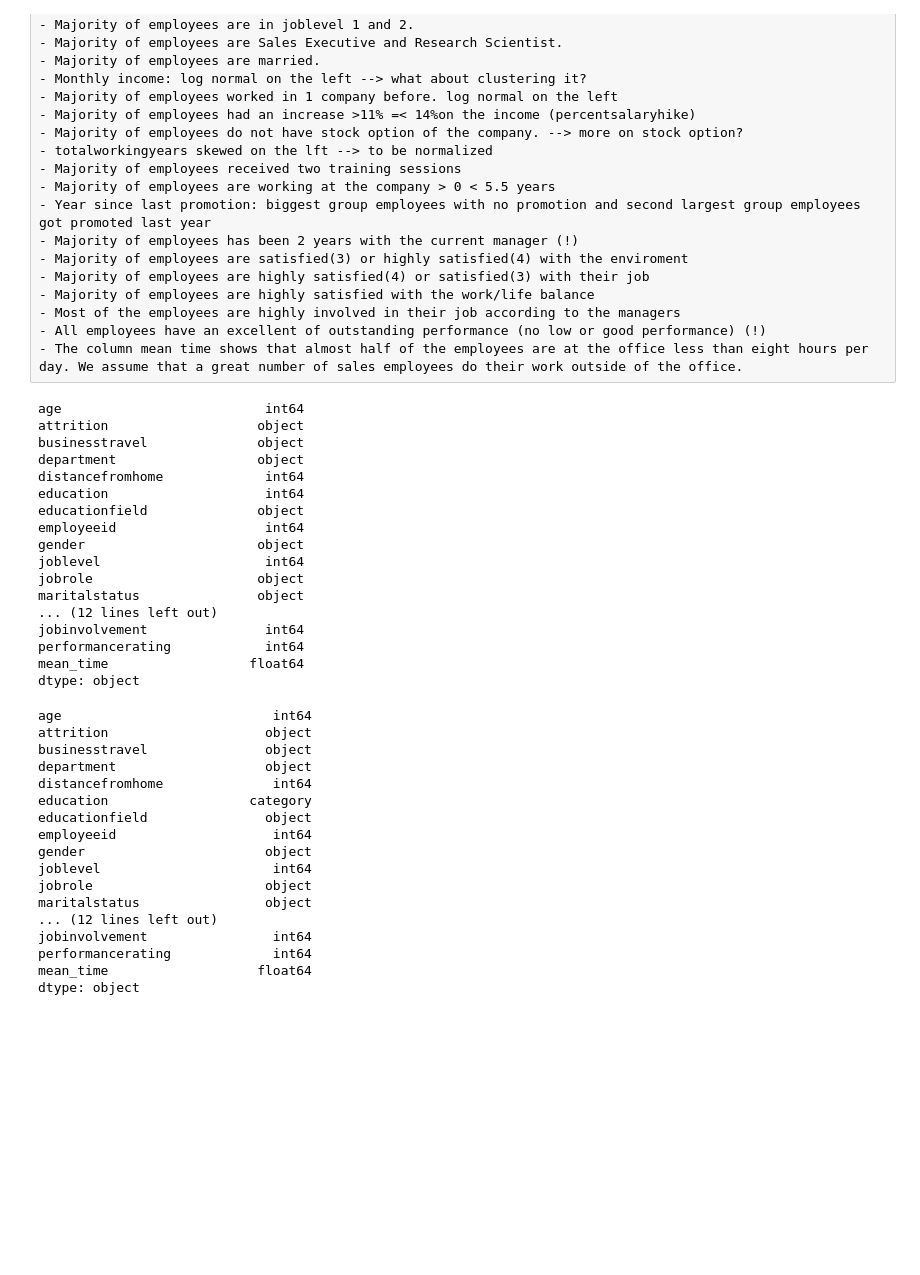
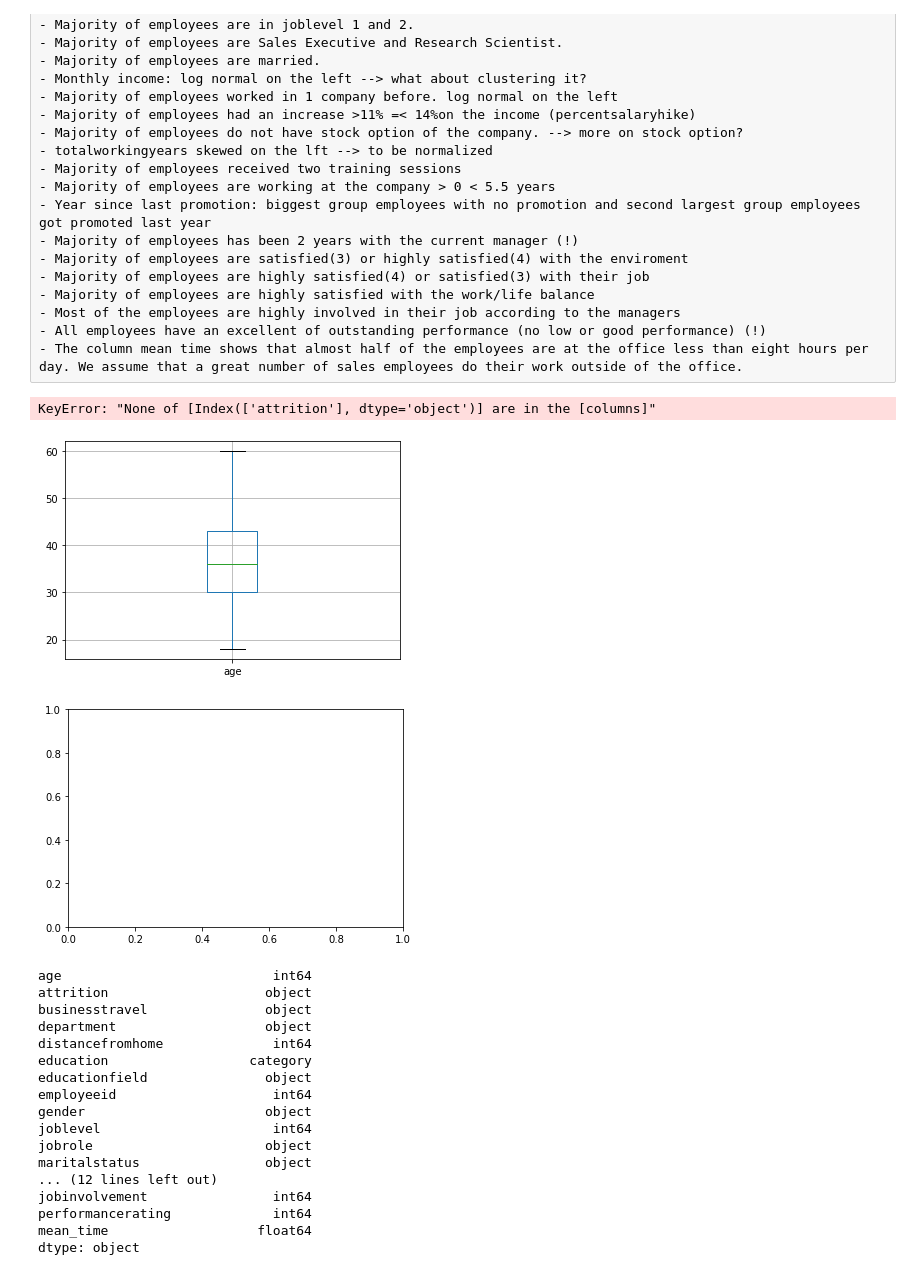
Before and after one commit to aparrarozo/Project_HR, a Jupyter notebook: HR analytics.ipynb, the cells around one changed output. Drawn from its saved outputs; the diff is of its cells as text; code cells hidden in the pictures; blank space fills up the shorter version.

```diff
--- a/HR analytics.ipynb
+++ b/HR analytics.ipynb
@@ -945,21 +946,9 @@ for i, column in enumerate(general.columns,1):
-# %%
-general.dtypes
-# %% [output]
-age                          int64
-attrition                   object
-businesstravel              object
-department                  object
-distancefromhome             int64
-education                    int64
-educationfield              object
-employeeid                   int64
-gender                      object
-joblevel                     int64
-jobrole                     object
-maritalstatus               object
-... (12 lines left out)
-jobinvolvement               int64
-performancerating            int64
-mean_time                  float64
-dtype: object
+# %%
+for column in general:
+    plt.figure()
+    general.boxplot([column])
+# %% [output]
+KeyError: "None of [Index(['attrition'], dtype='object')] are in the [columns]"
+[figure, added]
+[figure, added]
 # %%
```
Also changed, not shown: parts of 52 cells of this notebook.
